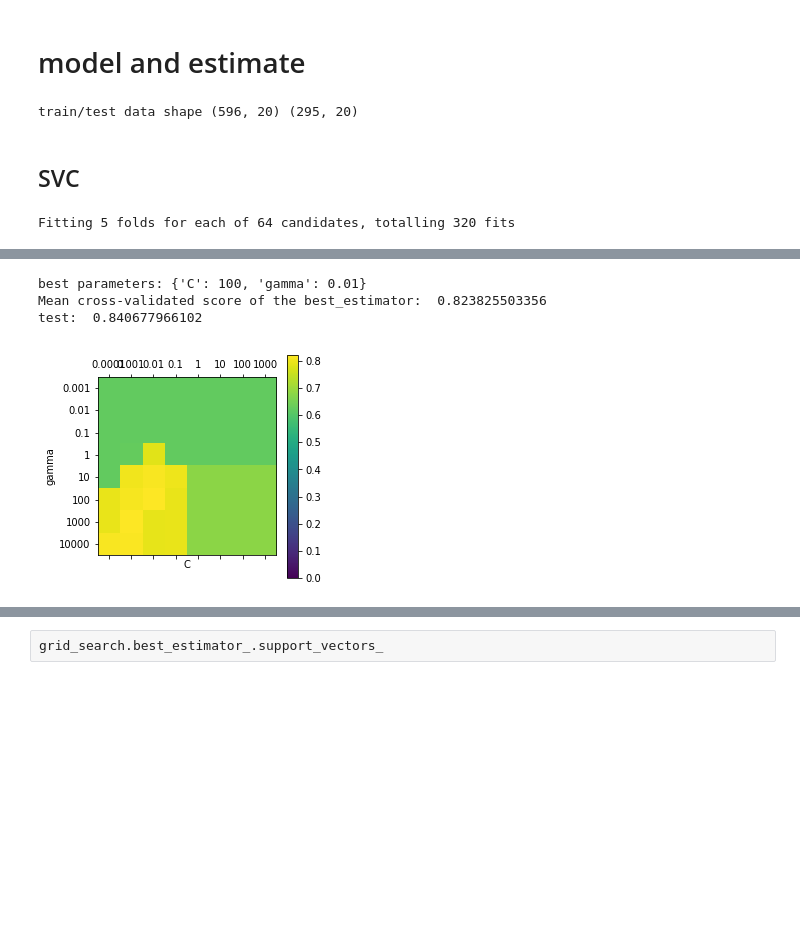
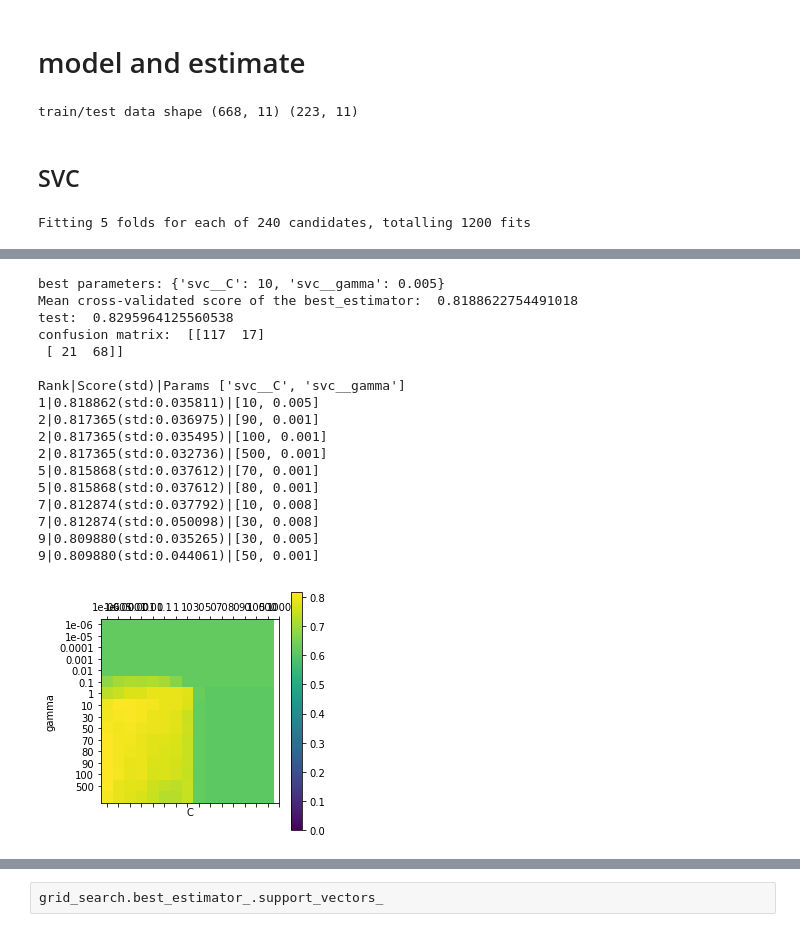
Before and after one commit to alancet/test, a Jupyter notebook: kaggle/titanic/src/myPredict.ipynb, the cells around one changed output, grey strips where cells are left out. Saved outputs shown, nothing was run; the diff lists cells and outputs as text; code cells hidden in the pictures; blank space fills up the shorter version.

```diff
--- a/kaggle/titanic/src/myPredict.ipynb
+++ b/kaggle/titanic/src/myPredict.ipynb
@@ -746,3 +828,0 @@ sns.heatmap(train_df.astype(float).corr(),
-# %%
-train_df = train_df.drop(['Age*Class'], axis=1)
-test_df = test_df.drop(['Age*Class'], axis=1)
@@ -749,5 +834,2 @@ test_df = test_df.drop(['Age*Class'], axis=1)
 # %% [markdown]
 - Name_Len looks no meaning
-# %%
-train_df = train_df.drop(['Name_Len'], axis=1)
-test_df = test_df.drop(['Name_Len'], axis=1)
@@ -759,3 +846,8 @@ test_df = test_df.drop(['Ticket_Len'], axis=1)
+# %%
+train_df = train_df.drop(['Cabin_num_(1.999, 28.667]', 'Cabin_num_(28.667, 65.667]',
+                          'Cabin_num_(65.667, 148.0]', 'Cabin_num_nan_category'], axis=1)
+test_df = test_df.drop(['Cabin_num_(1.999, 28.667]', 'Cabin_num_(28.667, 65.667]',
+                        'Cabin_num_(65.667, 148.0]', 'Cabin_num_nan_category'], axis=1)
 # %%
 print(train_df.shape, test_df.shape)
 print(train_df.columns, test_df.columns)
@@ -802,19 +884,20 @@ test_df.head()
 X_train_df = train_df.drop("Survived", axis=1)
 y_train_df = train_df["Survived"]
 # %%
-X_train, X_test, y_train, y_test = train_test_split(X_train_df, y_train_df, test_size=0.33, random_state=42)
+X_train, X_test, y_train, y_test = train_test_split(X_train_df, y_train_df, test_size=0.25, random_state=42)
 print("train/test data shape", X_train.shape, X_test.shape)
+# 33,
 # %% [output]
-train/test data shape (596, 20) (295, 20)
+train/test data shape (668, 11) (223, 11)
 # %% [markdown]
 ## SVC
 # %%
-# make wide the ranges
+param_grid = {'svc__C': [0.000001, 0.00001, 0.0001, 0.001, 0.01, 0.1, 1, 10, 30, 50, 70, 80, 90, 100, 500, 1000],
+              'svc__gamma': [0.001, 0.005, 0.008, 0.01, 0.03, 0.04, 0.05, 0.1, 1, 10, 100, 1000, 10000, 100000, 1000000]}
 
-param_grid = {'C': [0.0001, 0.001, 0.01, 0.1, 1, 10, 100, 1000],
-              'gamma': [0.001, 0.01, 0.1, 1, 10, 100, 1000, 10000]}
+pipe = make_pipeline(SVC())
 
-grid_search = GridSearchCV(SVC(), param_grid, cv=5, n_jobs=3, verbose=1)
+grid_search = GridSearchCV(pipe, param_grid, cv=5, n_jobs=3, verbose=1)
 
 # no meaning to use cross_val for grid_search model because it is incluced in grid search
 #scores = cross_val_score(grid_search, X_train, y_train, cv=5, n_jobs=6)
@@ -822,16 +905,19 @@ grid_search = GridSearchCV(SVC(), param_grid, cv=5, n_jobs=3, verbose=1)
 
 grid_search.fit(X_train, y_train)
 
-plt.matshow(grid_search.cv_results_['mean_test_score'].reshape(8, -1),
+plt.matshow(grid_search.cv_results_['mean_test_score'].reshape(16, -1),
             vmin=0, cmap="viridis")
 plt.xlabel("C")
 plt.ylabel("gamma")
-plt.xticks(range(len(param_grid['C'])), param_grid['C'])
-plt.yticks(range(len(param_grid['gamma'])), param_grid['gamma'])
+plt.xticks(range(len(param_grid['svc__C'])), param_grid['svc__C'])
+plt.yticks(range(len(param_grid['svc__gamma'])), param_grid['svc__C'])
 plt.colorbar()
 
 print("best parameters:", grid_search.best_params_)
 print("Mean cross-validated score of the best_estimator: ", grid_search.best_score_)
 print("test: ", grid_search.score(X_test, y_test))
+print("confusion matrix: ", confusion_matrix(y_test, grid_search.best_estimator_.predict(X_test)))
+print("")
+report2(grid_search.cv_results_, n_top=10)
 # %% [output]
-Fitting 5 folds for each of 64 candidates, totalling 320 fits
+Fitting 5 folds for each of 240 candidates, totalling 1200 fits
@@ -840,7 +926,21 @@ Fitting 5 folds for each of 64 candidates, totalling 320 fits
-best parameters: {'C': 100, 'gamma': 0.01}
-Mean cross-validated score of the best_estimator:  0.823825503356
-test:  0.840677966102
+best parameters: {'svc__C': 10, 'svc__gamma': 0.005}
+Mean cross-validated score of the best_estimator:  0.8188622754491018
+test:  0.8295964125560538
+confusion matrix:  [[117  17]
+ [ 21  68]]
+
+Rank|Score(std)|Params ['svc__C', 'svc__gamma']
+1|0.818862(std:0.035811)|[10, 0.005]
+2|0.817365(std:0.036975)|[90, 0.001]
+2|0.817365(std:0.035495)|[100, 0.001]
+2|0.817365(std:0.032736)|[500, 0.001]
+5|0.815868(std:0.037612)|[70, 0.001]
+5|0.815868(std:0.037612)|[80, 0.001]
+7|0.812874(std:0.037792)|[10, 0.008]
+7|0.812874(std:0.050098)|[30, 0.008]
+9|0.809880(std:0.035265)|[30, 0.005]
+9|0.809880(std:0.044061)|[50, 0.001]
-[figure, old version]
+[figure, new version]
 # %% [raw]
 # if age band is 5
 Mean cross-validated score of the best_estimator:  0.8154362416107382
```
Also changed, not shown: parts of 63 cells of this notebook, 2 other files.
